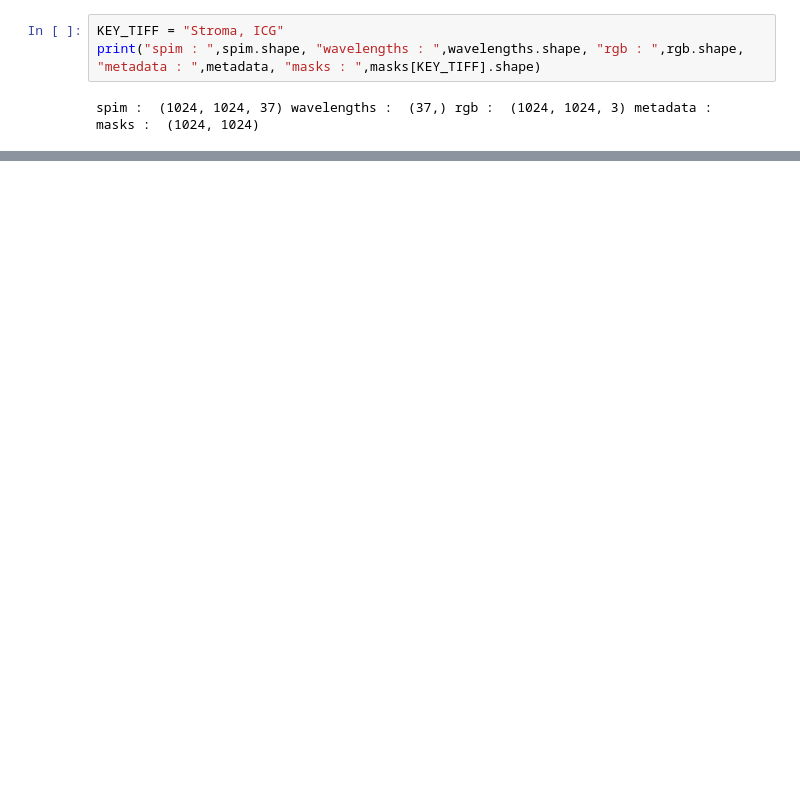
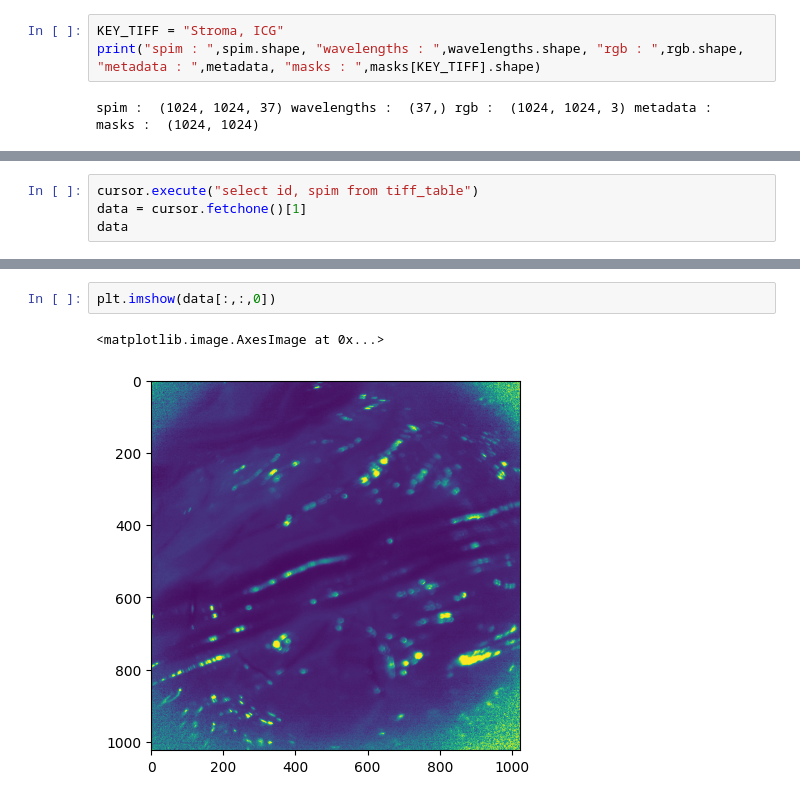
Before and after one commit to shahbazbaig38/IDP_2022_Project, a Jupyter notebook: database/create_db.ipynb, the cells around one changed output, grey strips where cells are left out. Saved outputs shown, nothing was run; the diff lists cells and outputs as text; blank space fills up the shorter version.

```diff
--- a/database/create_db.ipynb
+++ b/database/create_db.ipynb
@@ -51,0 +61,4 @@ OperationalError: near "<": syntax error
+# %%
+cursor.execute("select id, spim from tiff_table")
+data = cursor.fetchone()[1]
+data
@@ -52,3 +83,8 @@ OperationalError: near "<": syntax error
+# %%
+plt.imshow(data[:,:,0])
+# %% [output]
+<matplotlib.image.AxesImage at 0x...>
+[figure, added]
 # %%
 import pandas as pd
 df = pd.read_sql_query("SELECT * from tiff_table", conn)
```
Also changed, not shown: parts of 6 cells of this notebook, 5 other files.
